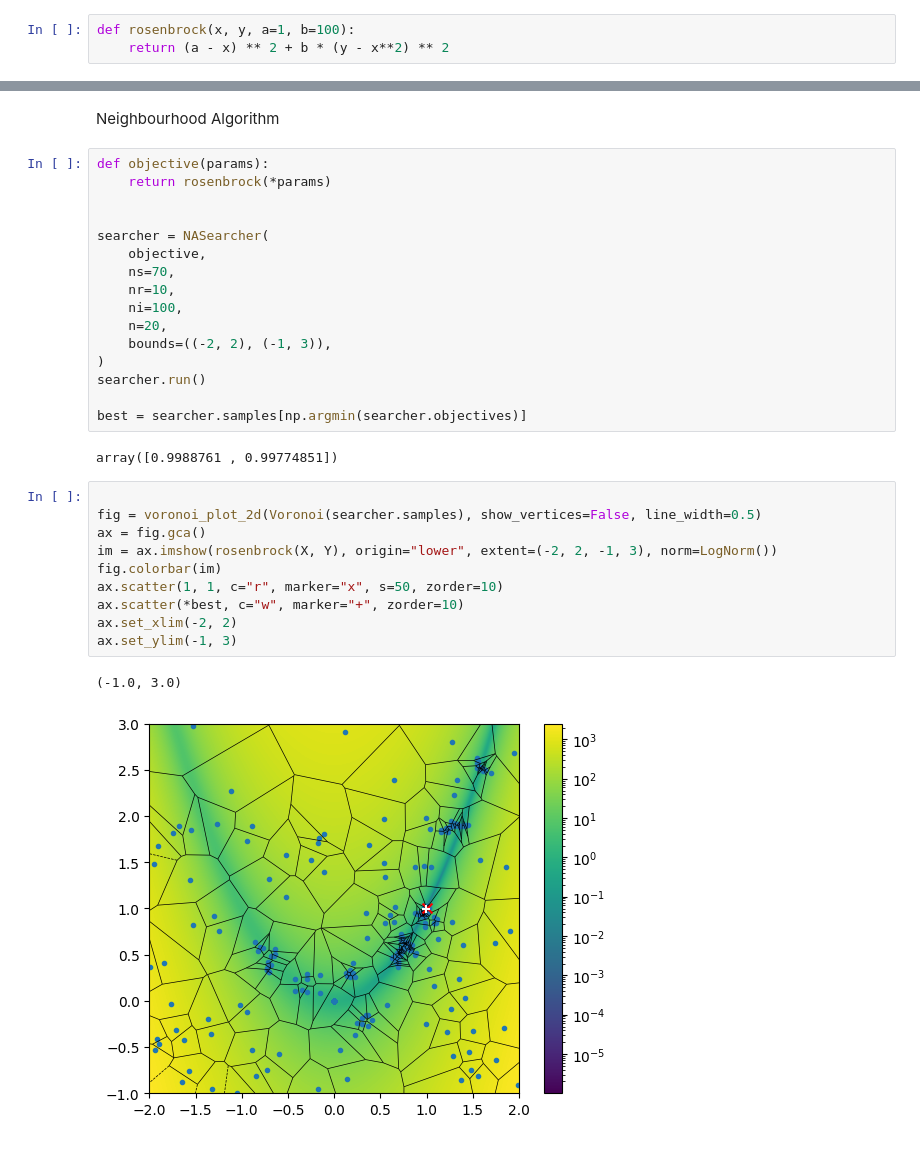
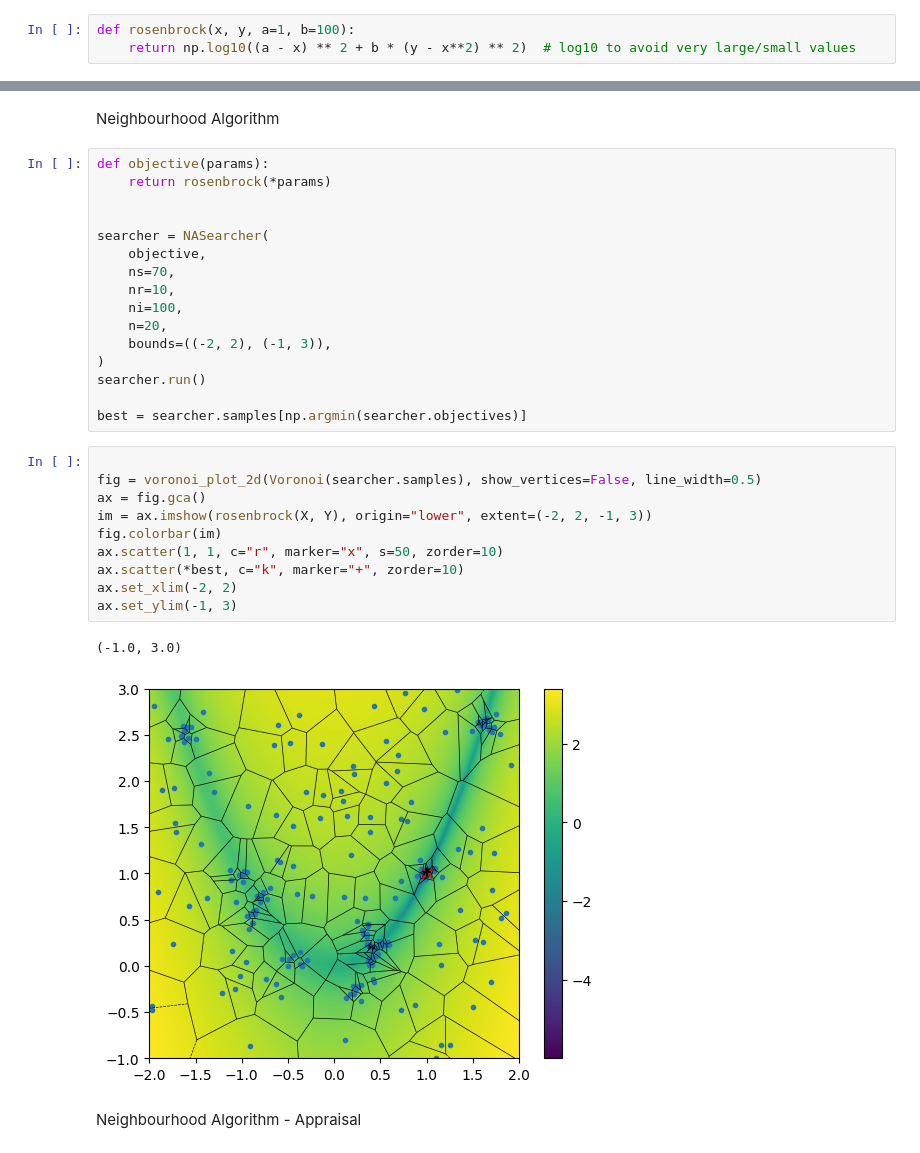
Before and after one commit to auggiemarignier/neighpy, a Jupyter notebook: examples/rosenbrock.ipynb, the cells around one changed output, grey strips where cells are left out. Drawn from its saved outputs; the diff is of its cells as text.

```diff
--- a/examples/rosenbrock.ipynb
+++ b/examples/rosenbrock.ipynb
@@ -13,6 +13,6 @@ $$f(x,y) = (a-x)^2 + b(y - x^2)^2$$
 and has a global minimum at $(a, a^2)$
 # %%
 def rosenbrock(x, y, a=1, b=100):
-    return (a - x) ** 2 + b * (y - x**2) ** 2
+    return np.log10((a - x) ** 2 + b * (y - x**2) ** 2)  # log10 to avoid very large/small values
 # %%
 X, Y = np.meshgrid(np.linspace(-2, 2, 1000), np.linspace(-1, 3, 1000))
@@ -40,18 +42,18 @@ searcher = NASearcher(
 searcher.run()
 
 best = searcher.samples[np.argmin(searcher.objectives)]
-# %% [output]
-array([0.9988761 , 0.99774851])
 # %%
 
 fig = voronoi_plot_2d(Voronoi(searcher.samples), show_vertices=False, line_width=0.5)
 ax = fig.gca()
-im = ax.imshow(rosenbrock(X, Y), origin="lower", extent=(-2, 2, -1, 3), norm=LogNorm())
+im = ax.imshow(rosenbrock(X, Y), origin="lower", extent=(-2, 2, -1, 3))
 fig.colorbar(im)
 ax.scatter(1, 1, c="r", marker="x", s=50, zorder=10)
-ax.scatter(*best, c="w", marker="+", zorder=10)
+ax.scatter(*best, c="k", marker="+", zorder=10)
 ax.set_xlim(-2, 2)
 ax.set_ylim(-1, 3)
 # %% [output]
 (-1.0, 3.0)
-[figure, old version]
+[figure, new version]
+# %% [markdown]
+Neighbourhood Algorithm - Appraisal
```
Also changed, not shown: parts of 4 cells of this notebook.
